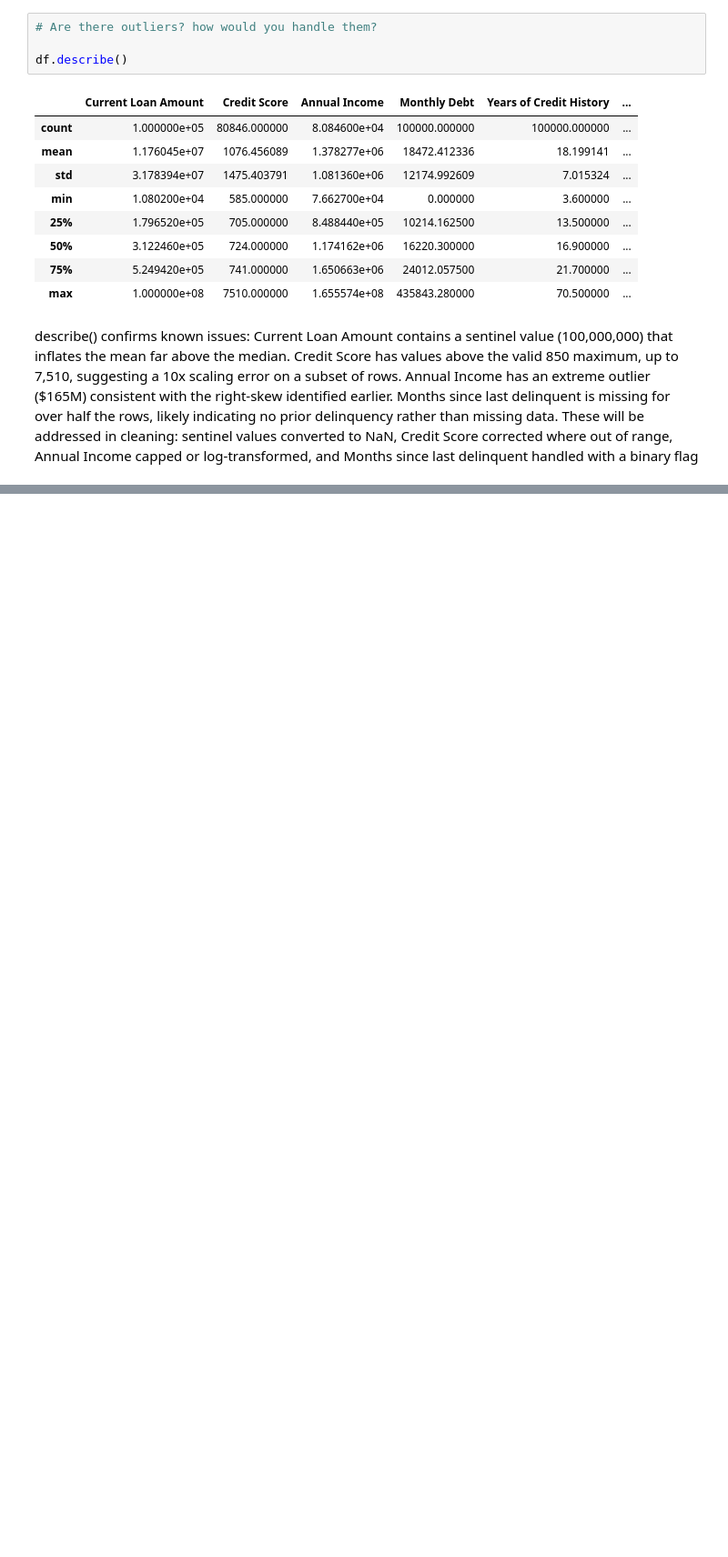
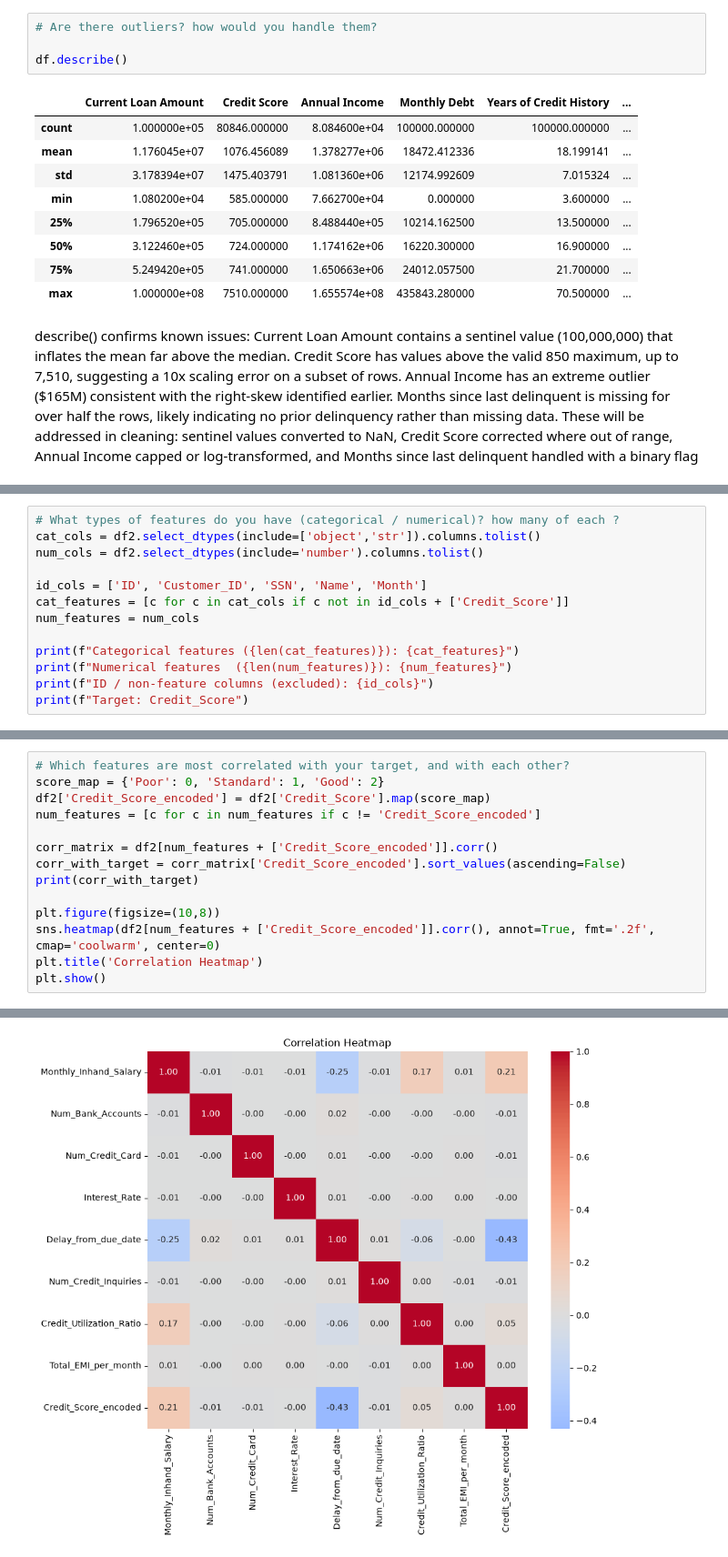
Before and after one commit to sayedali777/labs_projects, a Jupyter notebook: projects/Capstone Project/1. Lightning Talk #1/lightning-talk-notebook.ipynb, the cells around one changed output, grey strips where cells are left out. Shown at 91% size. Drawn from its saved outputs; the diff is of its cells as text; blank space fills up the shorter version.

```diff
--- a/projects/Capstone Project/1. Lightning Talk #1/lightning-talk-notebook.ipynb
+++ b/projects/Capstone Project/1. Lightning Talk #1/lightning-talk-notebook.ipynb
@@ -251,0 +343,13 @@ df2.head()
+# %%
+# What types of features do you have (categorical / numerical)? how many of each ?
+cat_cols = df2.select_dtypes(include=['object','str']).columns.tolist()
+num_cols = df2.select_dtypes(include='number').columns.tolist()
+
+id_cols = ['ID', 'Customer_ID', 'SSN', 'Name', 'Month']
+cat_features = [c for c in cat_cols if c not in id_cols + ['Credit_Score']]
+num_features = num_cols
+
+print(f"Categorical features ({len(cat_features)}): {cat_features}")
+print(f"Numerical features  ({len(num_features)}): {num_features}")
+print(f"ID / non-feature columns (excluded): {id_cols}")
+print(f"Target: Credit_Score")
@@ -251,0 +391,15 @@ df2.head()
+# %%
+# Which features are most correlated with your target, and with each other?
+score_map = {'Poor': 0, 'Standard': 1, 'Good': 2}
+df2['Credit_Score_encoded'] = df2['Credit_Score'].map(score_map)
+num_features = [c for c in num_features if c != 'Credit_Score_encoded']
+
+corr_matrix = df2[num_features + ['Credit_Score_encoded']].corr()
+corr_with_target = corr_matrix['Credit_Score_encoded'].sort_values(ascending=False)
+print(corr_with_target)
+
+plt.figure(figsize=(10,8))
+sns.heatmap(df2[num_features + ['Credit_Score_encoded']].corr(), annot=True, fmt='.2f', cmap='coolwarm', center=0)
+plt.title('Correlation Heatmap')
+plt.show()
+# %% [output]
@@ -252 +416,2 @@ df2.head()
+[figure, added]
 # %%
```
Also changed, not shown: parts of 27 cells of this notebook, 3 other files.
